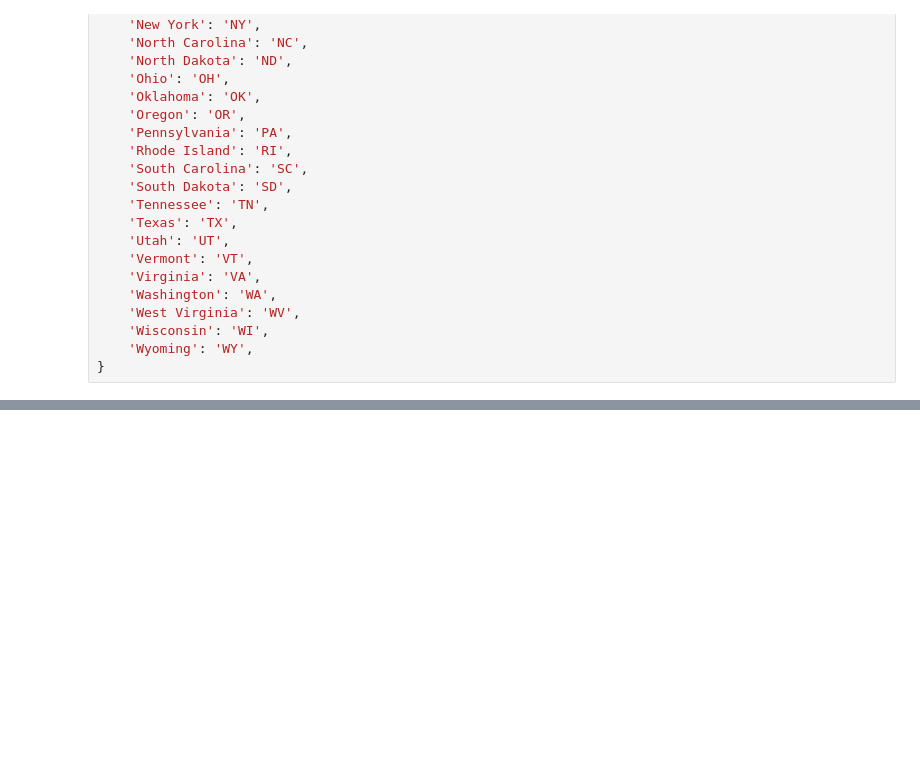
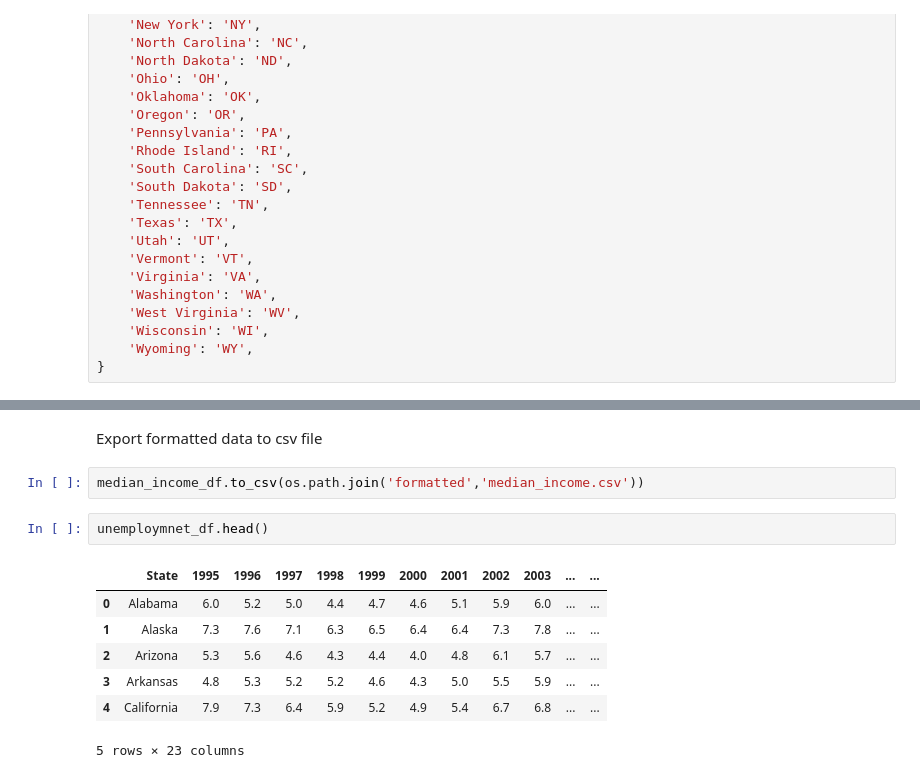
Before and after one commit to navbala/Crime-Rate-Predictor, a Jupyter notebook: data exploration and cleanup.ipynb, the cells around one changed output, grey strips where cells are left out. Drawn from its saved outputs; the diff is of its cells as text; blank space fills up the shorter version.

```diff
--- a/data exploration and cleanup.ipynb
+++ b/data exploration and cleanup.ipynb
@@ -163,2 +168,16 @@ median_income_df.loc['Alabama','1995']
 # %% [output]
 25991
+# %% [markdown]
+Export formatted data to csv file
+# %%
+median_income_df.to_csv(os.path.join('formatted','median_income.csv'))
+# %%
+unemploymnet_df.head()
+# %% [output]
+|  | State | 1995 | 1996 | 1997 | 1998 | 1999 | 2000 | 2001 | 2002 | 2003 | ... | ... |
+| 0 | Alabama | 6.0 | 5.2 | 5.0 | 4.4 | 4.7 | 4.6 | 5.1 | 5.9 | 6.0 | ... | ... |
+| 1 | Alaska | 7.3 | 7.6 | 7.1 | 6.3 | 6.5 | 6.4 | 6.4 | 7.3 | 7.8 | ... | ... |
+| 2 | Arizona | 5.3 | 5.6 | 4.6 | 4.3 | 4.4 | 4.0 | 4.8 | 6.1 | 5.7 | ... | ... |
+| 3 | Arkansas | 4.8 | 5.3 | 5.2 | 5.2 | 4.6 | 4.3 | 5.0 | 5.5 | 5.9 | ... | ... |
+| 4 | California | 7.9 | 7.3 | 6.4 | 5.9 | 5.2 | 4.9 | 5.4 | 6.7 | 6.8 | ... | ... |
+5 rows × 23 columns
```
Also changed, not shown: parts of 12 cells of this notebook, 3 other files.
